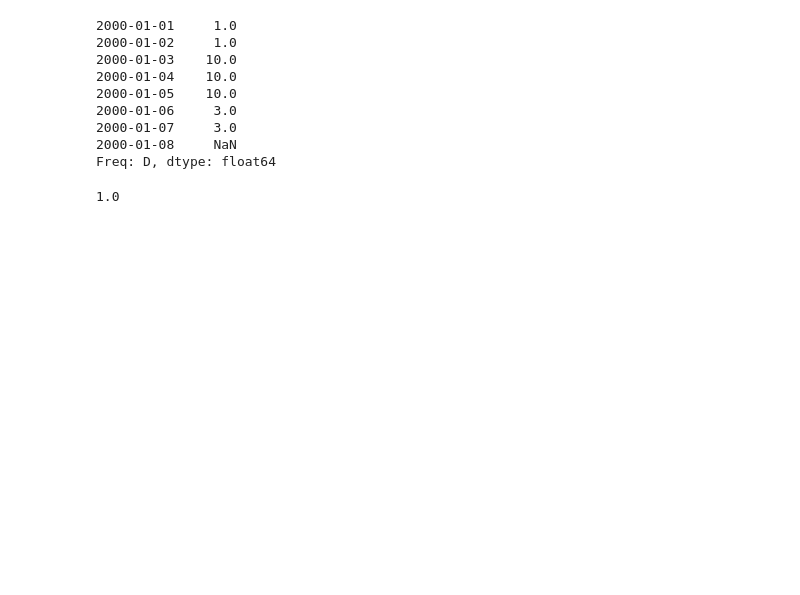
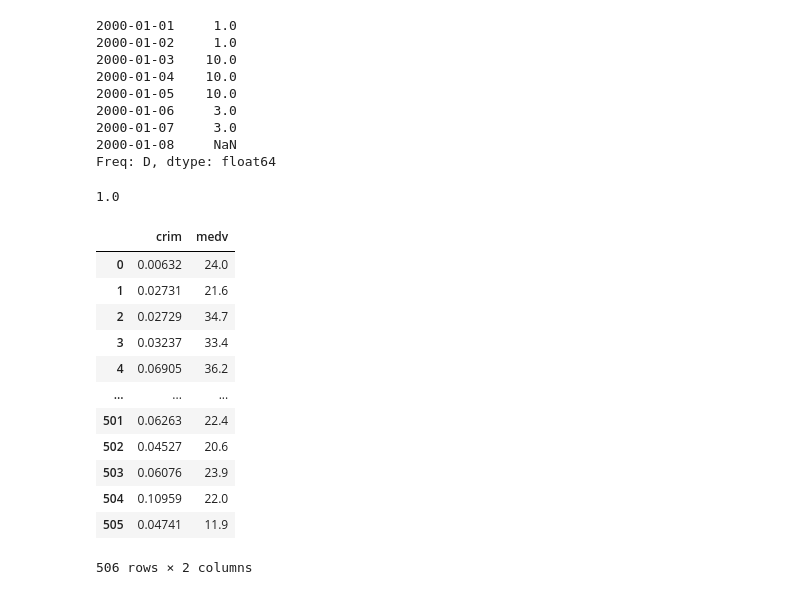
Before and after one commit to kishan-chakraborty/Tutorials, a Jupyter notebook: Pandas/tut1.ipynb, the cells around one changed output. Drawn from its saved outputs; the diff is of its cells as text; code cells hidden in the pictures; blank space fills up the shorter version.

```diff
--- a/Pandas/tut1.ipynb
+++ b/Pandas/tut1.ipynb
@@ -373,3 +380,12 @@ ser = pd.Series(np.arange(20) + np.random.normal(1, 10, 20))
 ser.corr(pd.Series([1, 2]))
 # %% [output]
 1.0
+# %%
+# Import every 50th. row from a csv file
+PATH = "https://raw.githubusercontent.com/selva86/datasets/master/BostonHousing.csv"
+df = pd.read_csv(PATH)
+df2 = pd.DataFrame(columns=df.columns)
+for i in range(49, len(df), 50):
+    df2 = pd.concat([df2, df.iloc[i].to_frame().T], axis=0, ignore_index=True)
+
+# transform series to dataframe and then transpose
@@ -375,0 +396,18 @@ ser.corr(pd.Series([1, 2]))
+# %%
+# Import only specified column from a csv
+df = pd.read_csv(PATH, usecols=['crim', 'medv'])
+df
+# %% [output]
+|  | crim | medv |
+| 0 | 0.00632 | 24.0 |
+| 1 | 0.02731 | 21.6 |
+| 2 | 0.02729 | 34.7 |
+| 3 | 0.03237 | 33.4 |
+| 4 | 0.06905 | 36.2 |
+| ... | ... | ... |
+| 501 | 0.06263 | 22.4 |
+| 502 | 0.04527 | 20.6 |
+| 503 | 0.06076 | 23.9 |
+| 504 | 0.10959 | 22.0 |
+| 505 | 0.04741 | 11.9 |
+506 rows × 2 columns
```
Also changed, not shown: parts of 20 cells of this notebook, 1 other file.
